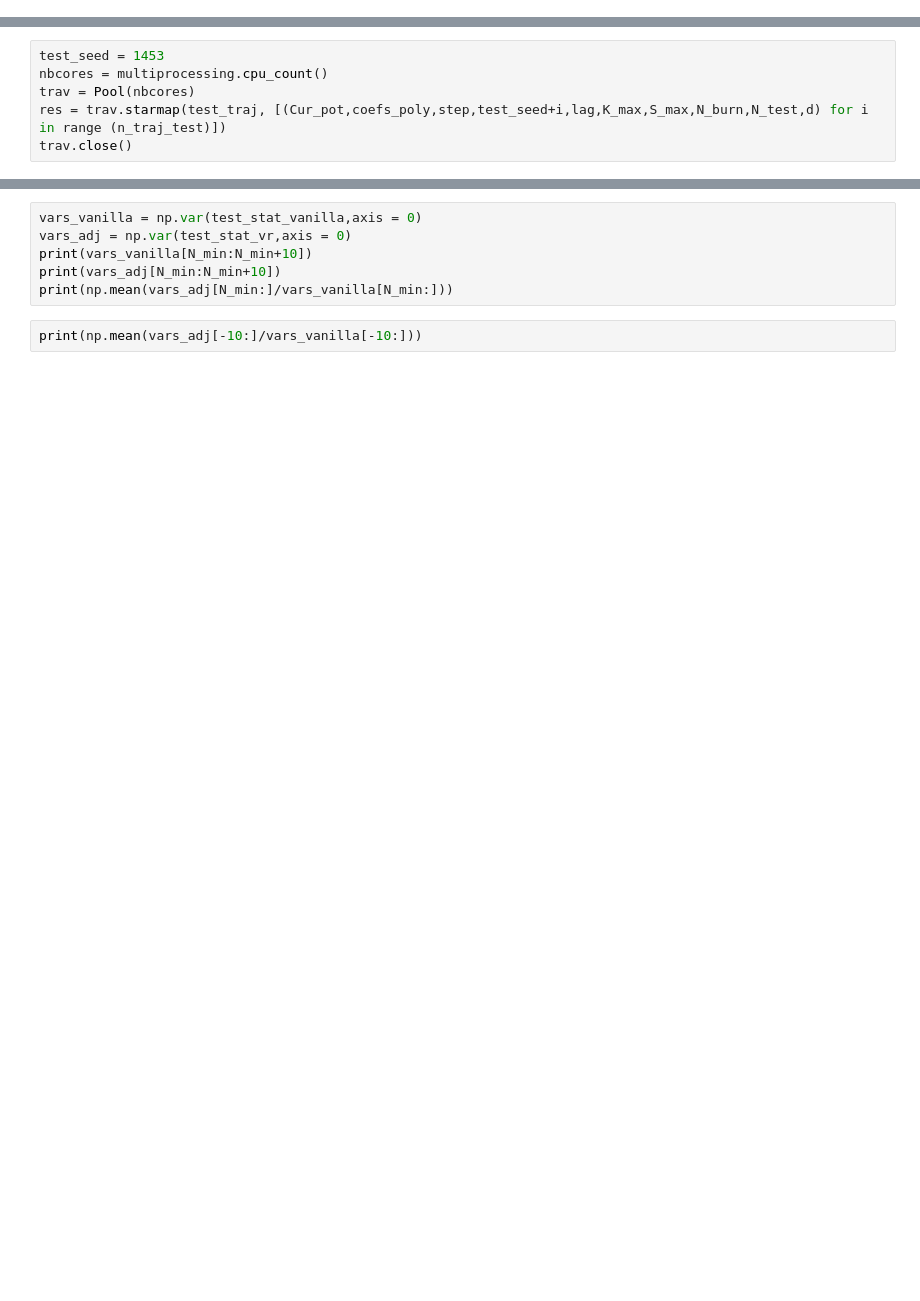
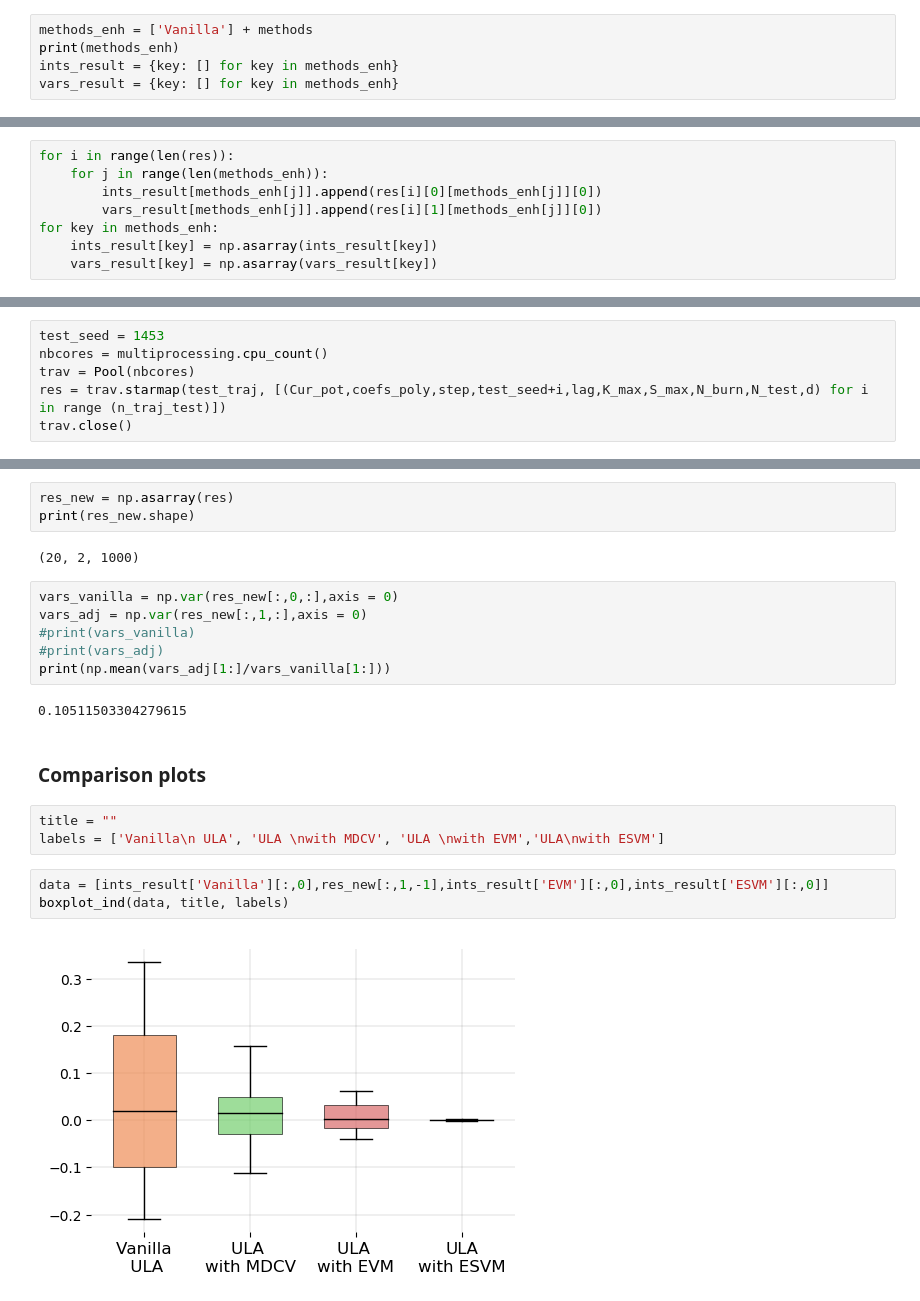
Before and after one commit to svsamsonov/VR-MCMC, a Jupyter notebook: Code/Gaussian_Mixture.ipynb, the cells around one changed output, grey strips where cells are left out. Drawn from its saved outputs; the diff is of its cells as text; blank space fills up the shorter version.

```diff
--- a/Code/Gaussian_Mixture.ipynb
+++ b/Code/Gaussian_Mixture.ipynb
@@ -52,0 +130,5 @@ print(f_vals.shape)
+# %%
+methods_enh = ['Vanilla'] + methods
+print(methods_enh)
+ints_result = {key: [] for key in methods_enh}
+vars_result = {key: [] for key in methods_enh}
@@ -53 +137,9 @@ print(f_vals.shape)
+# %%
+for i in range(len(res)):
+    for j in range(len(methods_enh)):
+        ints_result[methods_enh[j]].append(res[i][0][methods_enh[j]][0])
+        vars_result[methods_enh[j]].append(res[i][1][methods_enh[j]][0])
+for key in methods_enh:
+    ints_result[key] = np.asarray(ints_result[key])
+    vars_result[key] = np.asarray(vars_result[key])
 # %% [markdown]
@@ -139,8 +184,23 @@ print(test_stat_vr[1,-1])
+# %%
+res_new = np.asarray(res)
+print(res_new.shape)
+# %% [output]
+(20, 2, 1000)
 # %%
-vars_vanilla = np.var(test_stat_vanilla,axis = 0)
-vars_adj = np.var(test_stat_vr,axis = 0)
-print(vars_vanilla[N_min:N_min+10])
-print(vars_adj[N_min:N_min+10])
-print(np.mean(vars_adj[N_min:]/vars_vanilla[N_min:]))
+vars_vanilla = np.var(res_new[:,0,:],axis = 0)
+vars_adj = np.var(res_new[:,1,:],axis = 0)
+#print(vars_vanilla)
+#print(vars_adj)
+print(np.mean(vars_adj[1:]/vars_vanilla[1:]))
+# %% [output]
+0.10511503304279615
-# %%
-print(np.mean(vars_adj[-10:]/vars_vanilla[-10:]))
+# %% [markdown]
+### Comparison plots
+# %%
+title = ""
+labels = ['Vanilla\n ULA', 'ULA \nwith MDCV', 'ULA \nwith EVM','ULA\nwith ESVM']
+# %%
+data = [ints_result['Vanilla'][:,0],res_new[:,1,-1],ints_result['EVM'][:,0],ints_result['ESVM'][:,0]]
+boxplot_ind(data, title, labels)
+# %% [output]
+[figure, added]
```
Also changed, not shown: parts of 16 cells of this notebook, 2 other files.
